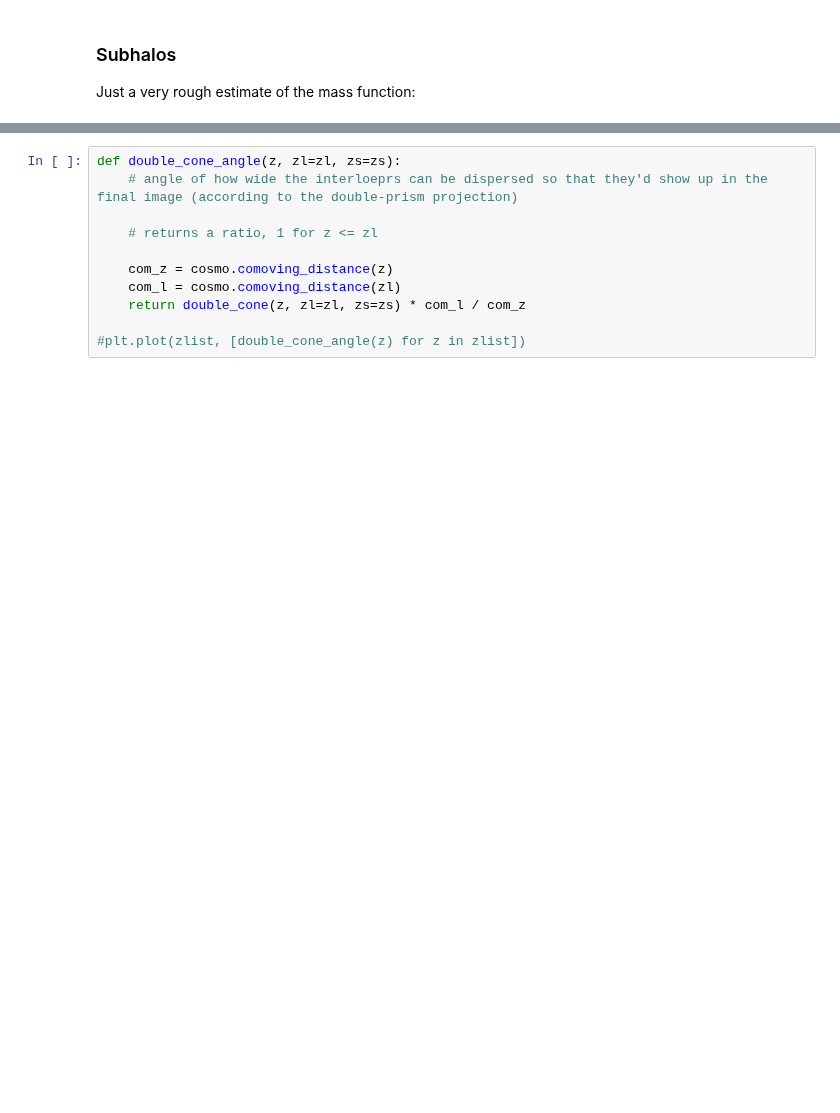
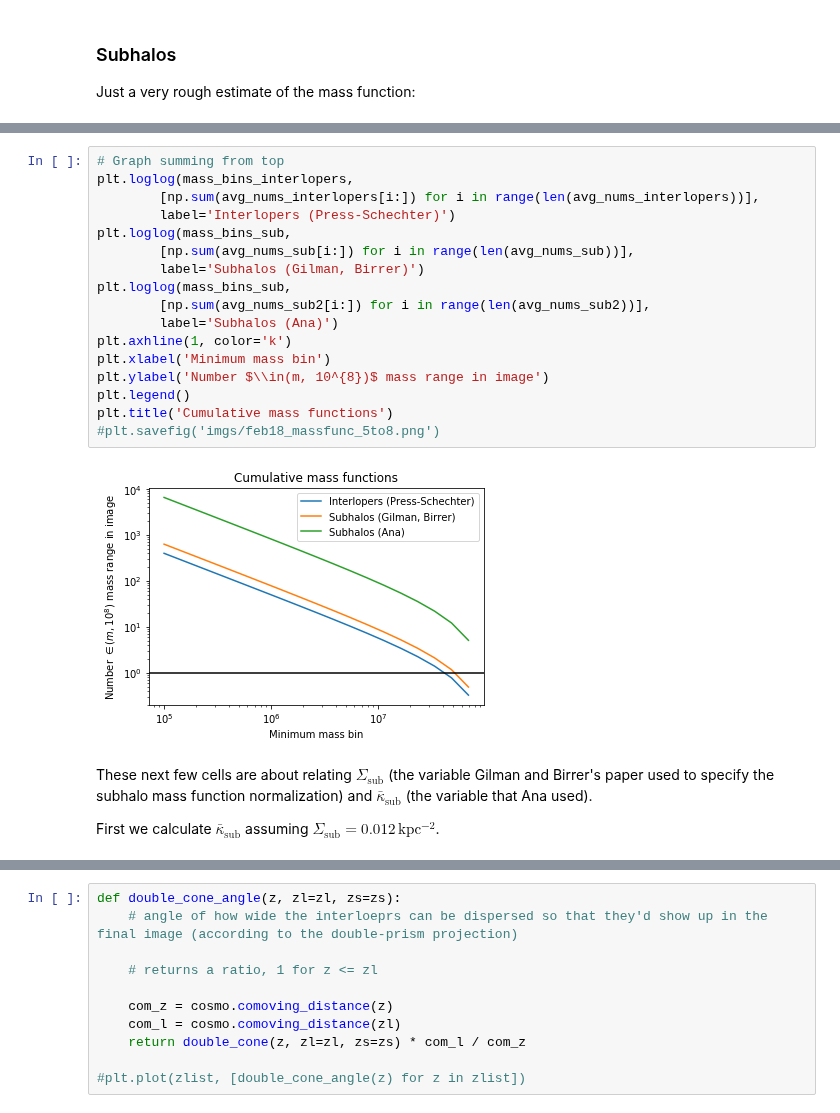
Before and after one commit to acagansengul/interlopers, a Jupyter notebook: effective_convergence.ipynb, the cells around one changed output, grey strips where cells are left out. Cells and saved outputs as stored; diff of their text form; blank space fills up the shorter version.

```diff
--- a/effective_convergence.ipynb
+++ b/effective_convergence.ipynb
@@ -154,0 +218,23 @@ number 147.77520466462553
+# %%
+# Graph summing from top
+plt.loglog(mass_bins_interlopers,
+        [np.sum(avg_nums_interlopers[i:]) for i in range(len(avg_nums_interlopers))],
+        label='Interlopers (Press-Schechter)')
+plt.loglog(mass_bins_sub,
+        [np.sum(avg_nums_sub[i:]) for i in range(len(avg_nums_sub))],
+        label='Subhalos (Gilman, Birrer)')
+plt.loglog(mass_bins_sub,
+        [np.sum(avg_nums_sub2[i:]) for i in range(len(avg_nums_sub2))],
+        label='Subhalos (Ana)')
+plt.axhline(1, color='k')
+plt.xlabel('Minimum mass bin')
+plt.ylabel('Number $\\in(m, 10^{8})$ mass range in image')
+plt.legend()
+plt.title('Cumulative mass functions')
+#plt.savefig('imgs/feb18_massfunc_5to8.png')
+# %% [output]
+[figure, added]
+# %% [markdown]
+These next few cells are about relating $\Sigma_\mathrm{sub}$ (the variable Gilman and Birrer's paper used to specify the subhalo mass function normalization) and $\bar\kappa_\mathrm{sub}$ (the variable that Ana used).
+
+ First we calculate $\bar\kappa_\mathrm{sub}$ assuming $\Sigma_\mathrm{sub} = 0.012\,\mathrm{kpc^{-2}}$.
```
Also changed, not shown: parts of 128 cells of this notebook, 7 other files.
